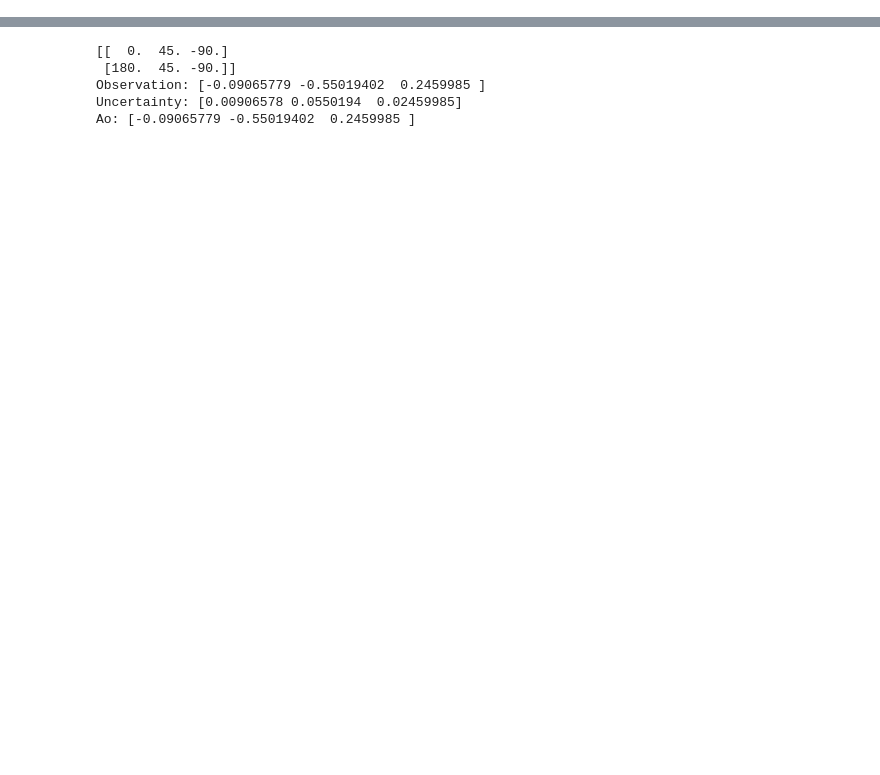
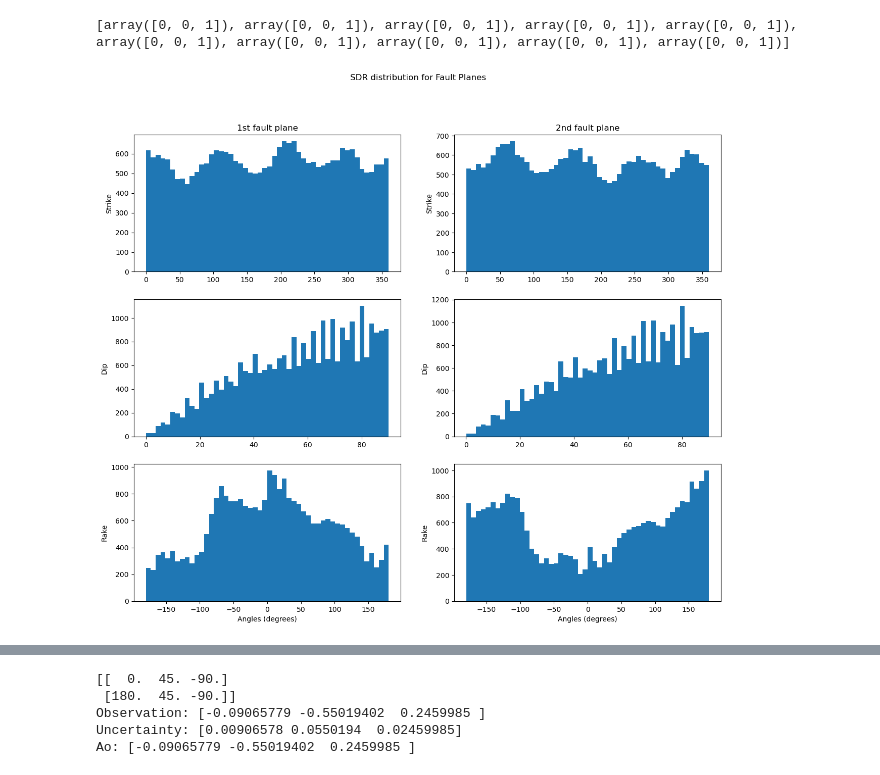
Before and after one commit to victoragaba/SURG-Mars, a Jupyter notebook: black-box.ipynb, the cells around one changed output, grey strips where cells are left out. Saved outputs shown, nothing was run; the diff lists cells and outputs as text; code cells hidden in the pictures; blank space fills up the shorter version.

```diff
--- a/black-box.ipynb
+++ b/black-box.ipynb
@@ -11,0 +34,4 @@ importlib.reload(fr)
+# %%
+print(t_vec[:10])
+# %% [output]
+[array([0, 0, 1]), array([0, 0, 1]), array([0, 0, 1]), array([0, 0, 1]), array([0, 0, 1]), array([0, 0, 1]), array([0, 0, 1]), array([0, 0, 1]), array([0, 0, 1]), array([0, 0, 1])]
@@ -11,0 +107,39 @@ importlib.reload(fr)
+# %%
+## GENERATING SAMPLES
+# Don't use k_hat component for starting direction
+
+"""
+Explain the sinusoidal dip distribution
+How does it influence grid search/predictions?
+"""
+
+# DEBUGGING
+# Definitely not the hemisphere samples
+# Still checking starting_direc, potential alternatives?
+
+sdr1 = np.load("mysdr1_vec_rand.npy")
+sdr2 = np.load("mysdr2_vec_rand.npy")
+
+# Histograms for sdr1 and sdr2
+fig1 = plt.figure(figsize=(15,12))
+plt.suptitle("SDR distribution for Fault Planes")
+
+ylabels = ["Strike", "Dip", "Rake"]
+
+for i in range(3):
+    plt.subplot(3,2,2*i+1)
+    plt.hist([emt[i] for emt in sdr1], bins=50)
+    if i == 0: plt.title("1st fault plane")
+    plt.ylabel(ylabels[i])
+plt.xlabel("Angles (degrees)")
+
+for i in range(3):
+    plt.subplot(3,2,2*(i+1))
+    plt.hist([emt[i] for emt in sdr2], bins=50)
+    if i == 0: plt.title("2nd fault plane")
+    plt.ylabel(ylabels[i])
+
+plt.xlabel("Angles (degrees)")
+plt.show()
+# %% [output]
+[figure, added]
```
Also changed, not shown: parts of 17 cells of this notebook, 9 other files.
